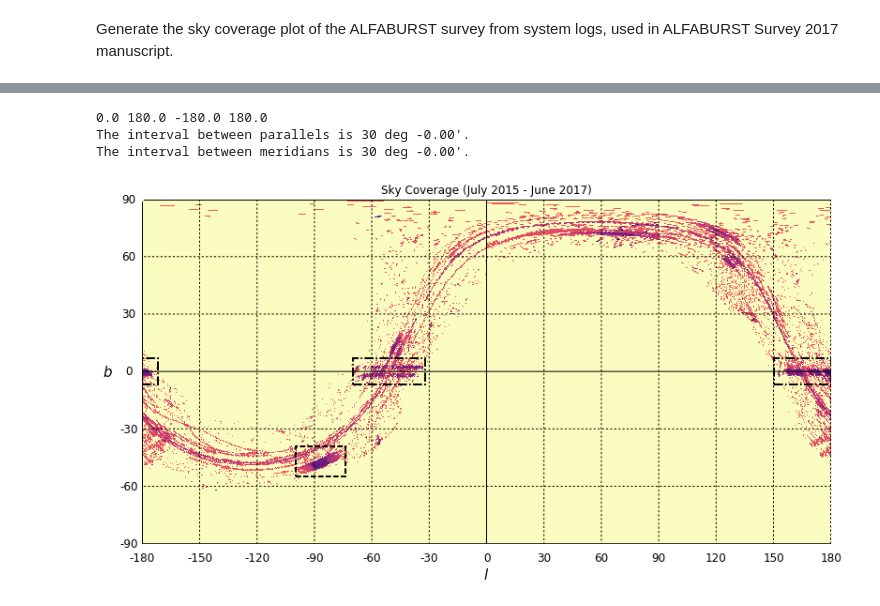
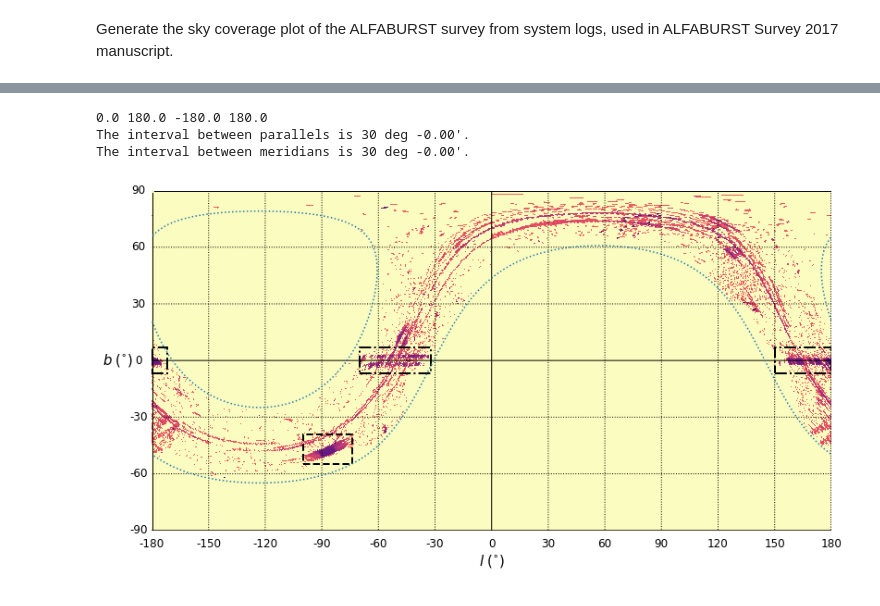
Before and after one commit to griffinfoster/alfaburst-initial-survey, a Jupyter notebook: notebooks/Sky_Coverage.ipynb, the cells around one changed output, grey strips where cells are left out. Saved outputs shown, nothing was run; the diff lists cells and outputs as text; code cells hidden in the pictures.

```diff
--- a/notebooks/Sky_Coverage.ipynb
+++ b/notebooks/Sky_Coverage.ipynb
@@ -65,41 +65,45 @@ cmap = 'magma_r'
 fig = plt.figure(figsize=(12,6.5)) # (width, height)
 
 hp.cartview(hpMap, fig=fig.number, coord=coord, cmap=plt.get_cmap(cmap), unit='seconds', \
-            title='Sky Coverage (July 2015 - June 2017)', norm='log', cbar=False, notext=True)
+            title='', norm='log', cbar=False, notext=True)
+#            title='Sky Coverage (July 2015 - June 2017)', norm='log', cbar=False, notext=True)
 
 hp.graticule(coord=gradCoord)
+
+hp.projplot(np.linspace(-180., 180., 512), np.ones(512) * 38., lonlat=True, coord='C', linestyle=':') # DEC +36 pointing limit
+hp.projplot(np.linspace(-180., 180., 512), np.ones(512) * -2., lonlat=True, coord='C', linestyle=':') # Dec 0 pointing limit
 
 ax = fig.axes[0]
 
 # PALFA and AGES regions
 for patch in [
     #patches.Rectangle( (-180., -7.), 8., 14., fill=True, alpha=0.2, linestyle='dashdot', facecolor='blue'),
     #patches.Rectangle( (-70., -7.), 38., 14., fill=True, alpha=0.2, linestyle='dashdot', facecolor='blue'),
     #patches.Rectangle( (150., -7.), 30., 14., fill=True, alpha=0.2, linestyle='dashdot', facecolor='blue'),
     #patches.Rectangle( (-98., -55.), 24., 16., fill=True, alpha=0.2, linestyle='dotted', facecolor='red'),
     patches.Rectangle( (-180., -7.), 8., 14., fill=False, linestyle='dashdot', lw=2),
     patches.Rectangle( (-70., -7.), 38., 14., fill=False, linestyle='dashdot', lw=2),
     patches.Rectangle( (150., -7.), 30., 14., fill=False, linestyle='dashdot', lw=2),
     patches.Rectangle( (-100., -55.), 26., 16., fill=False, linestyle='dashed', lw=2),
 ]:
     ax.add_patch(patch)
 
-ax.text(0.5, -0.09, '$l$', transform=ax.transAxes, horizontalalignment='center', verticalalignment='center', \
+ax.text(0.5, -0.09, '$l \;(^{\circ})$', transform=ax.transAxes, horizontalalignment='center', verticalalignment='center', \
         fontsize=15)
-ax.text(-0.05, 0.5, '$b$', transform=ax.transAxes, horizontalalignment='center', verticalalignment='center', \
+ax.text(-0.05, 0.5, '$b \; (^{\circ})$', transform=ax.transAxes, horizontalalignment='center', verticalalignment='center', \
         fontsize=15)
 
 for bVal in np.linspace(-90, 90, 7, endpoint=True):
     ax.text(-0.02, 0.5 + bVal/180., '%0.f'%(bVal), transform=ax.transAxes, horizontalalignment='center', \
             verticalalignment='center', fontsize=12)
 
 for lVal in np.linspace(-180, 180, 13, endpoint=True):
     ax.text(lVal/360. + 0.5, -0.04, '%0.f'%(lVal), transform=ax.transAxes, horizontalalignment='center', \
             verticalalignment='center', fontsize=12)
 
-plt.savefig('cartview_sky_coverage.pdf')
+plt.savefig('../figures/cartview_sky_coverage.pdf')
 # %% [output]
 0.0 180.0 -180.0 180.0
 The interval between parallels is 30 deg -0.00'.
 The interval between meridians is 30 deg -0.00'.
-[figure, old version]
+[figure, new version]
```
Also changed, not shown: parts of 1 cell of this notebook, 18 other files.
